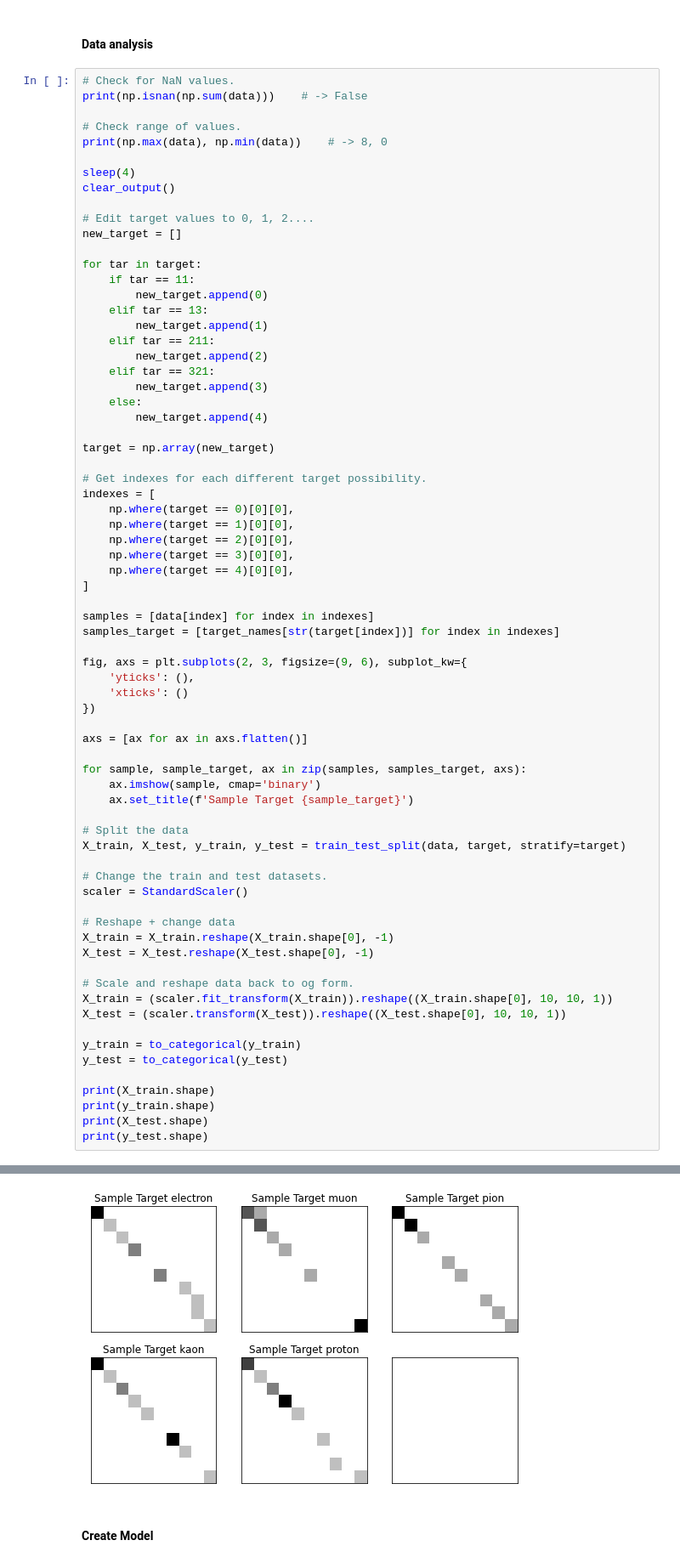
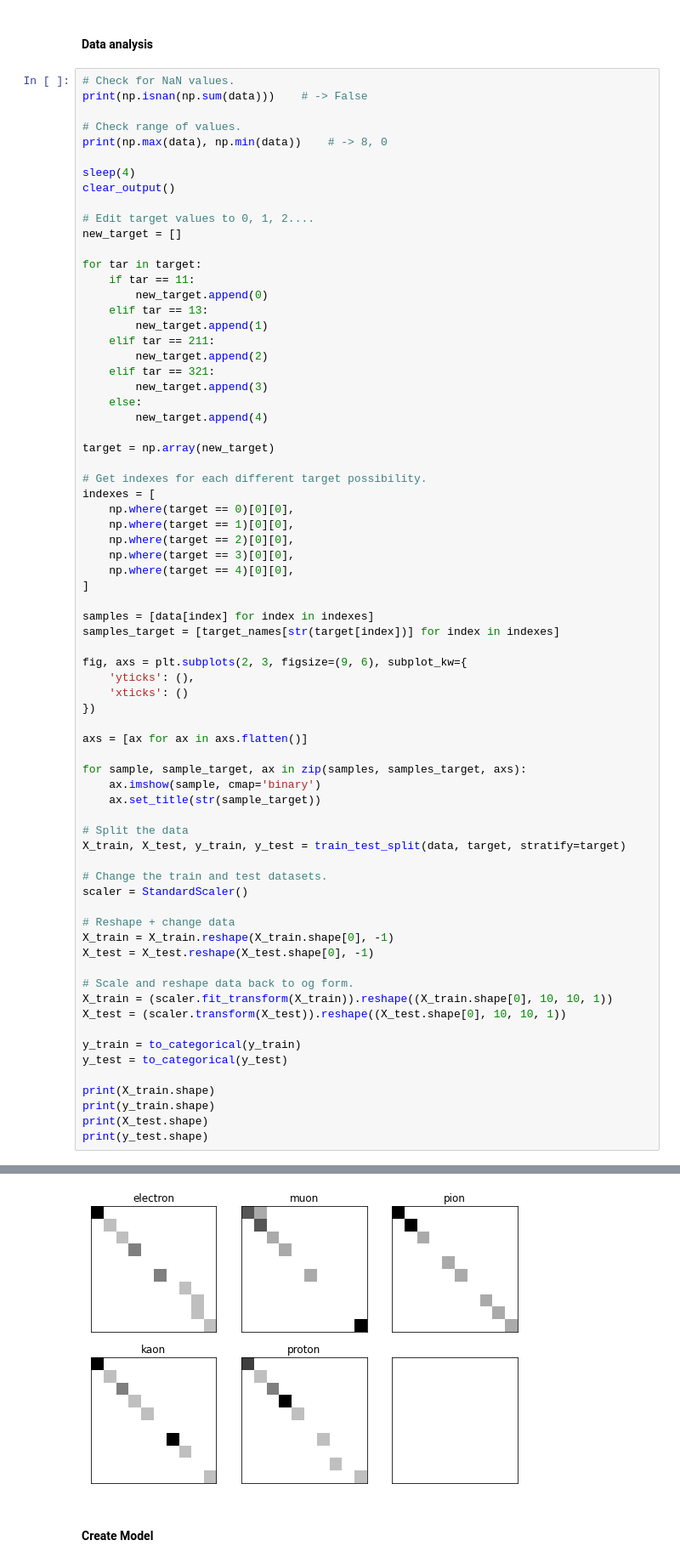
Before and after one commit to rohannakra/AI-Predicts-Particle-Collisions, a Jupyter notebook: main.ipynb, the cells around one changed output, grey strips where cells are left out. Shown at 85% size. Drawn from its saved outputs; the diff is of its cells as text.

```diff
--- a/main.ipynb
+++ b/main.ipynb
@@ -114,35 +114,35 @@ axs = [ax for ax in axs.flatten()]
 
 for sample, sample_target, ax in zip(samples, samples_target, axs):
     ax.imshow(sample, cmap='binary')
-    ax.set_title(f'Sample Target {sample_target}')
+    ax.set_title(str(sample_target))
 
 # Split the data
 X_train, X_test, y_train, y_test = train_test_split(data, target, stratify=target)
 
 # Change the train and test datasets.
 scaler = StandardScaler()
 
 # Reshape + change data
 X_train = X_train.reshape(X_train.shape[0], -1)
 X_test = X_test.reshape(X_test.shape[0], -1)
 
 # Scale and reshape data back to og form.
 X_train = (scaler.fit_transform(X_train)).reshape((X_train.shape[0], 10, 10, 1))
 X_test = (scaler.transform(X_test)).reshape((X_test.shape[0], 10, 10, 1))
 
 y_train = to_categorical(y_train)
 y_test = to_categorical(y_test)
 
 print(X_train.shape)
 print(y_train.shape)
 print(X_test.shape)
 print(y_test.shape)
 # %% [output]
 (944475, 10, 10, 1)
 (944475, 5)
 (314825, 10, 10, 1)
 (314825, 5)
-[figure, old version]
+[figure, new version]
 # %% [markdown]
 #### Create Model
 # %%
```
Also changed, not shown: parts of 3 cells of this notebook.
